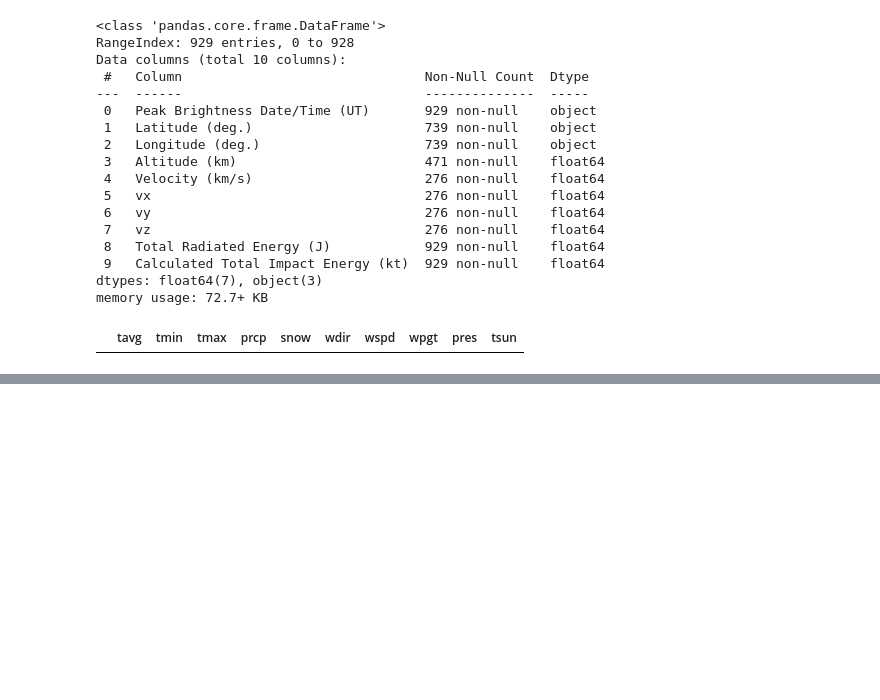
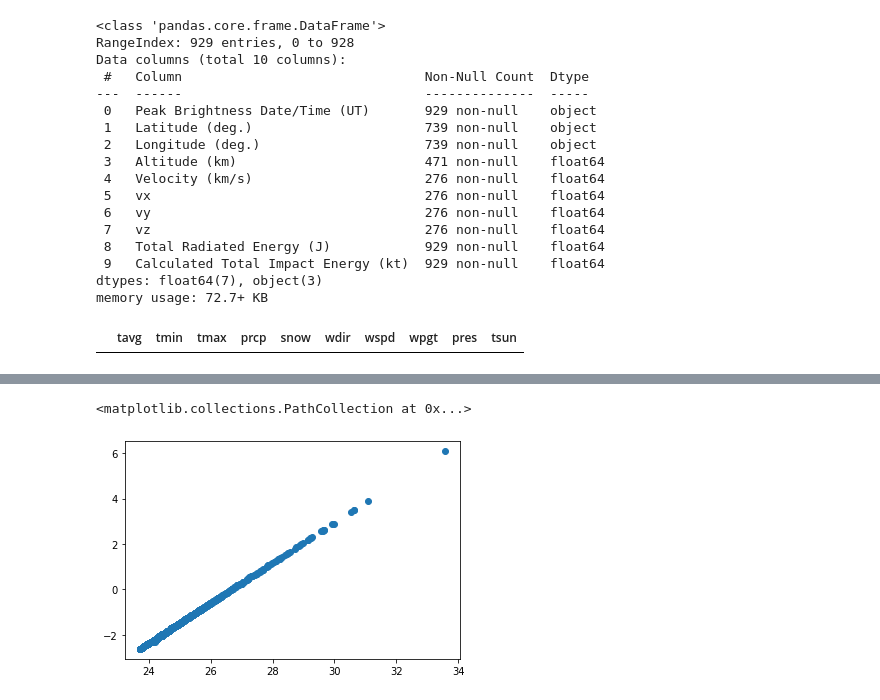
Before and after one commit to FireBall-CAPSTONE/FireBuddyAnalysis, a Jupyter notebook: fireballs.ipynb, the cells around one changed output, grey strips where cells are left out. Cells and saved outputs as stored; diff of their text form; code cells hidden in the pictures; blank space fills up the shorter version.

```diff
--- a/fireballs.ipynb
+++ b/fireballs.ipynb
@@ -100,0 +165,5 @@ memory usage: 159.8+ KB
+# %%
+plt.scatter(np.log(df['Total Radiated Energy (J)']), np.log(df['Calculated Total Impact Energy (kt)']))
+# %% [output]
+<matplotlib.collections.PathCollection at 0x...>
+[figure, added]
```
Also changed, not shown: parts of 15 cells of this notebook, 1 other file.
